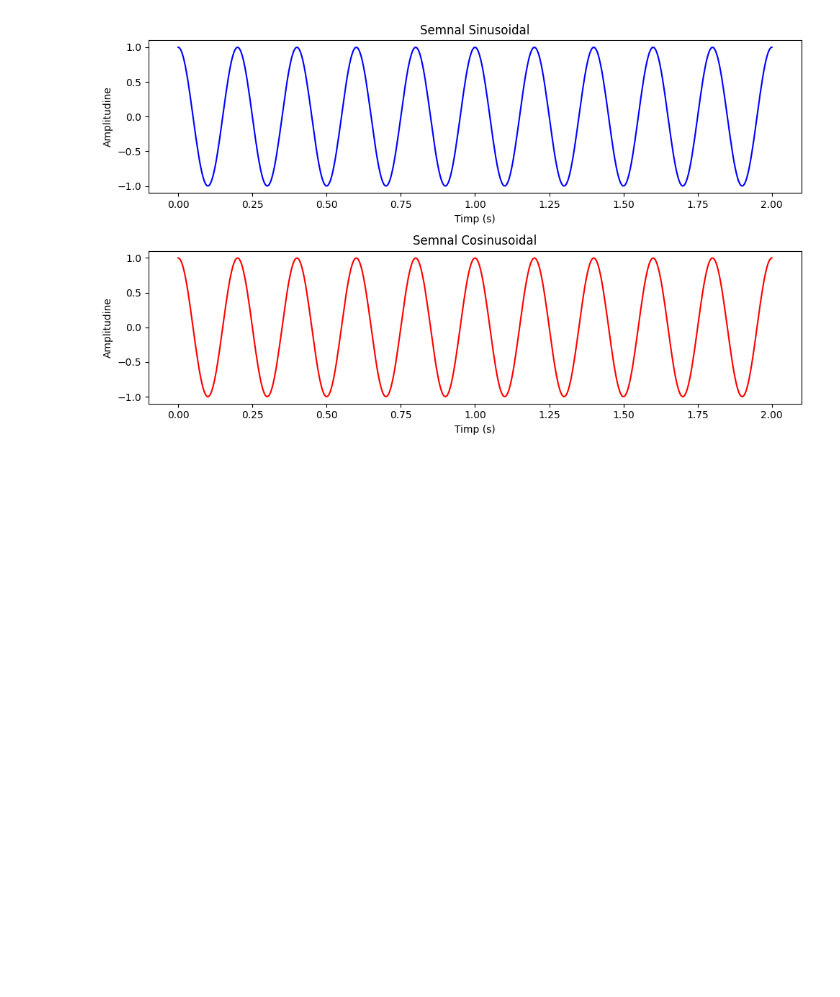
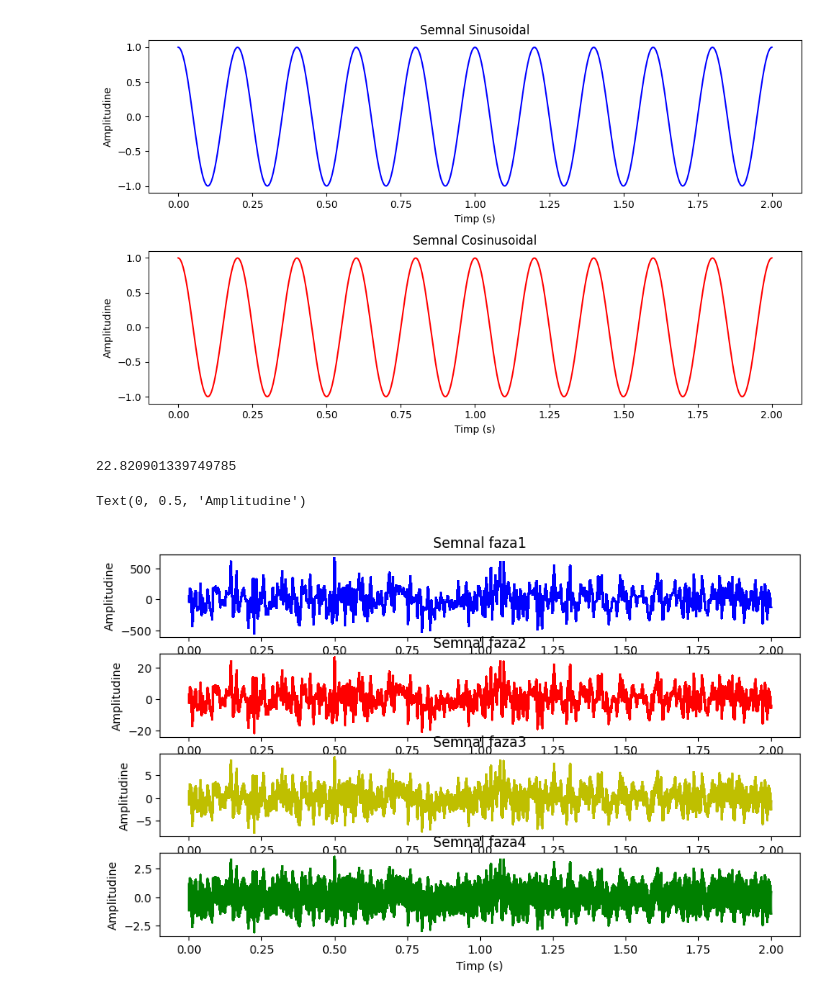
Before and after one commit to CristinaA24/Laborator-PS, a Jupyter notebook: Lab2.ipynb, the cells around one changed output. Drawn from its saved outputs; the diff is of its cells as text; code cells hidden in the pictures; blank space fills up the shorter version.

```diff
--- a/Lab2.ipynb
+++ b/Lab2.ipynb
@@ -42,0 +38,63 @@ plt.show()
+# %%
+#ex2
+
+# Parametrii semnalului
+amplitudine = 1.0      # Amplitudinea semnalului
+frecventa = 5.0        # Frecvența semnalului în Hz
+faza1 = np.pi / 2       # np.pi/2 va face cele două semnale identice
+faza2 = np.pi / 2 + 1
+faza3 = np.pi / 2 + 2
+faza4 = np.pi / 2 + 3
+valori = 500
+
+functieZN = np.random.normal(size = (valori, 1))
+normaZN = np.linalg.norm(functieZN)
+print(normaZN)
+
+normaXN1 = np.linalg.norm(semnal_sinus1)
+normaXN2 = np.linalg.norm(semnal_sinus2)
+normaXN3 = np.linalg.norm(semnal_sinus3)
+normaXN4 = np.linalg.norm(semnal_sinus4)
+
+gama1 = np.sqrt(normaXN1 / (0.1 * normaZN))
+gama2 = np.sqrt(normaXN2 / (1 * normaZN))
+gama3 = np.sqrt(normaXN3 / (10 * normaZN))
+gama4 = np.sqrt(normaXN4 / (100 * normaZN))
+
+semnal_sinus1 = amplitudine * np.sin(2 * np.pi * frecventa * timp + faza1) + (gama1 * functieZN)
+semnal_sinus2 = amplitudine * np.sin(2 * np.pi * frecventa * timp + faza2) + (gama2 * functieZN)
+semnal_sinus3 = amplitudine * np.sin(2 * np.pi * frecventa * timp + faza3) + (gama3 * functieZN)
+semnal_sinus4 = amplitudine * np.sin(2 * np.pi * frecventa * timp + faza4) + (gama4 * functieZN)
+
+timp = np.linspace(0, timp_total, int(250 * timp_total))  # 250 de eșantioane pe secundă
+
+# Crearea subplot-urilor
+fig, axs = plt.subplots(4, 1, figsize=(10, 6))
+
+# Primul subplot cu faza1
+axs[0].plot(timp, semnal_sinus1, 'b-')
+axs[0].set_title('Semnal faza1')
+axs[0].set_xlabel('Timp (s)')
+axs[0].set_ylabel('Amplitudine')
+
+# Al doilea subplot cu faza2
+axs[1].plot(timp, semnal_sinus2, 'r-')
+axs[1].set_title('Semnal faza2')
+axs[1].set_xlabel('Timp (s)')
+axs[1].set_ylabel('Amplitudine')
+
+# Al doilea subplot cu faza3
+axs[2].plot(timp, semnal_sinus3, 'y-')
+axs[2].set_title('Semnal faza3')
+axs[2].set_xlabel('Timp (s)')
+axs[2].set_ylabel('Amplitudine')
+
+# Al doilea subplot cu faza4
+axs[3].plot(timp, semnal_sinus4, 'g-')
+axs[3].set_title('Semnal faza4')
+axs[3].set_xlabel('Timp (s)')
+axs[3].set_ylabel('Amplitudine')
+# %% [output]
+22.820901339749785
+Text(0, 0.5, 'Amplitudine')
+[figure, added]
```
Also changed, not shown: parts of 2 cells of this notebook.
